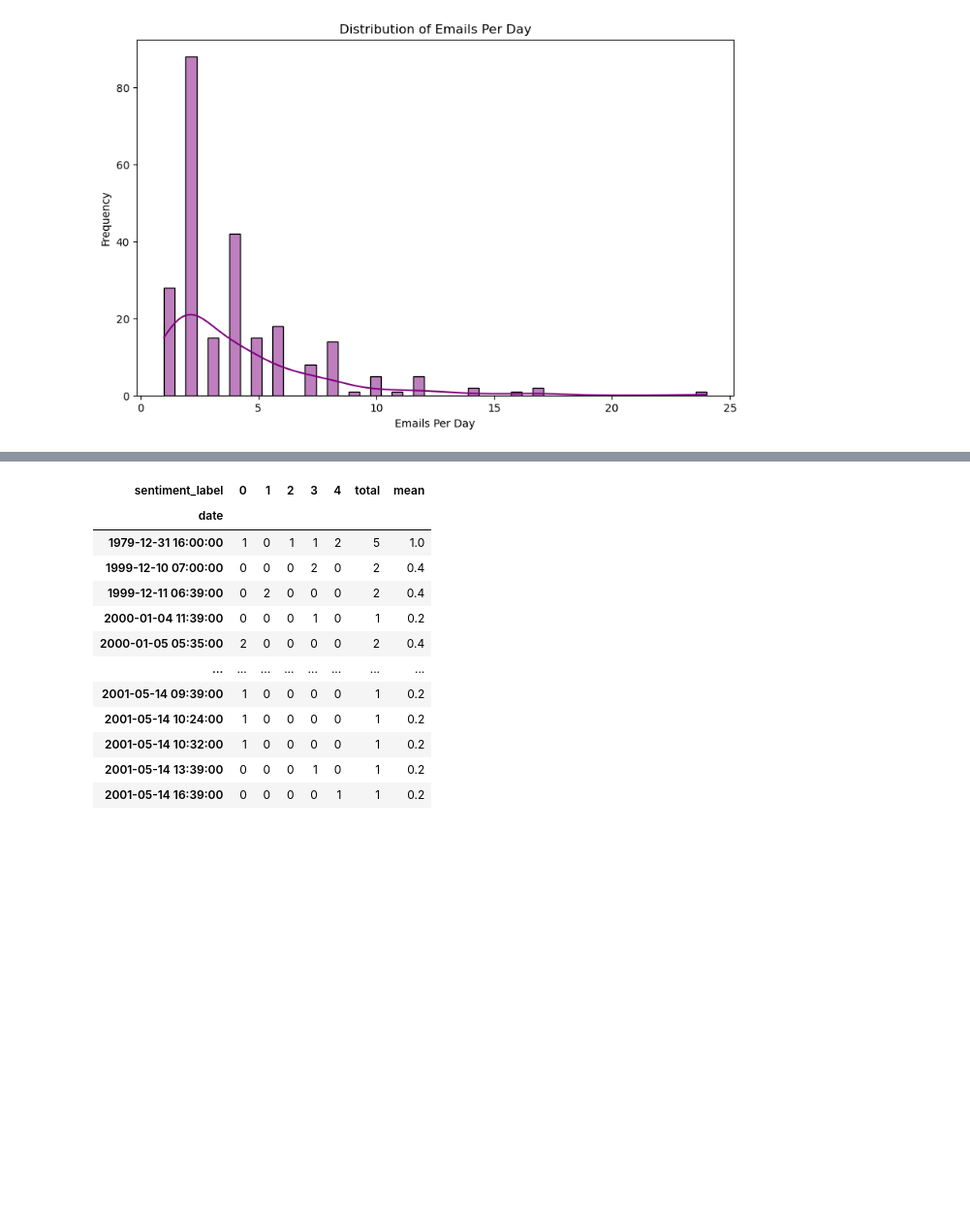
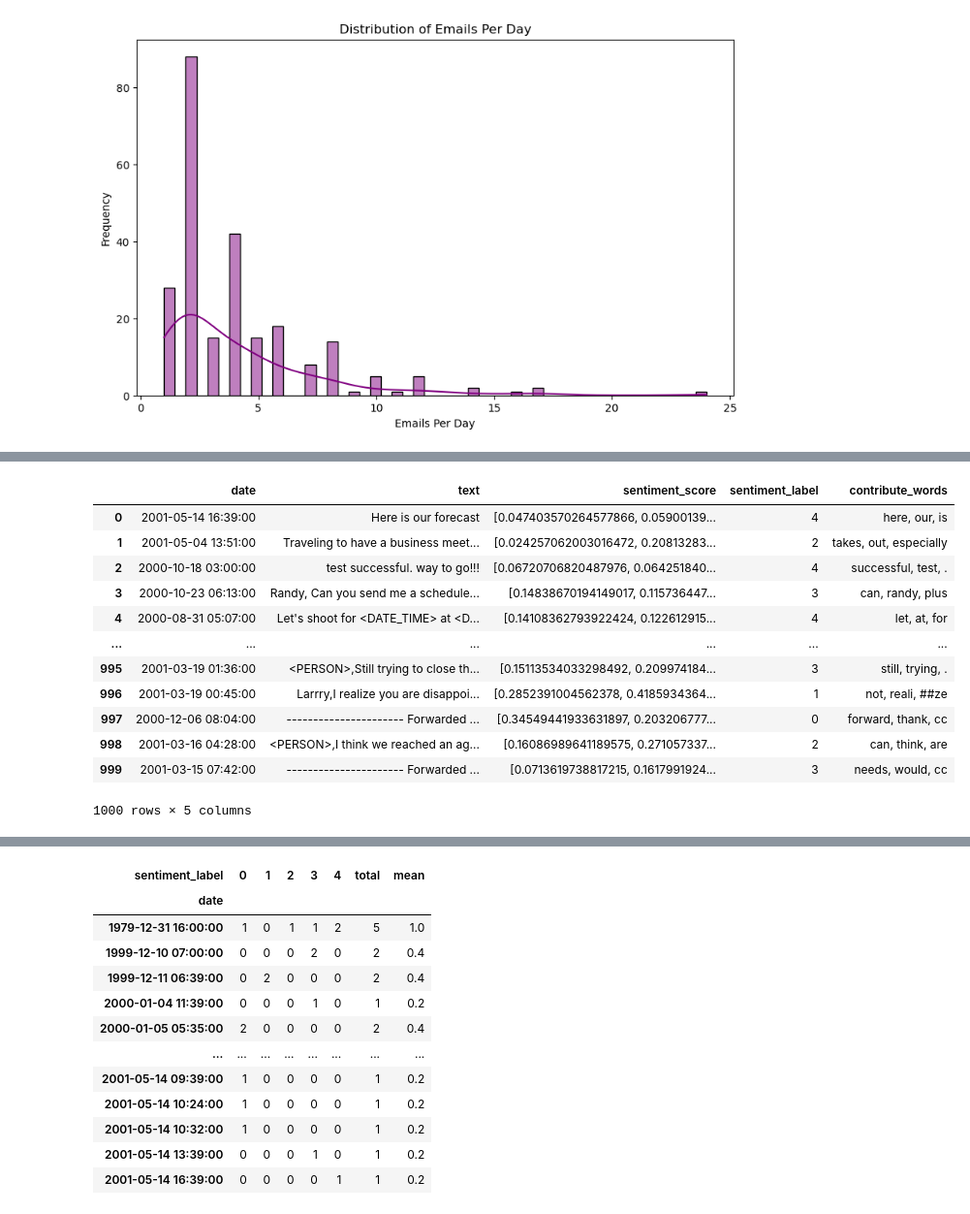
Before and after one commit to CodingWChris/PETS-marketplace-adv, a Jupyter notebook: algo/text_visualization/voyant_server.ipynb, the cells around one changed output, grey strips where cells are left out. Shown at 97% size. Drawn from its saved outputs; the diff is of its cells as text; code cells hidden in the pictures; blank space fills up the shorter version.

```diff
--- a/algo/text_visualization/voyant_server.ipynb
+++ b/algo/text_visualization/voyant_server.ipynb
@@ -249,3 +294,19 @@ def sentiment_classication(df):
     return sentiment_df
 # %%
 sentiment_df = sentiment_classication(df)
+# %%
+sentiment_df
+# %% [output]
+|  | date | text | sentiment_score | sentiment_label | contribute_words |
+| 0 | 2001-05-14 16:39:00 | Here is our forecast | [0.047403570264577866, 0.05900139... | 4 | here, our, is |
+| 1 | 2001-05-04 13:51:00 | Traveling to have a business meet... | [0.024257062003016472, 0.20813283... | 2 | takes, out, especially |
+| 2 | 2000-10-18 03:00:00 | test successful. way to go!!! | [0.06720706820487976, 0.064251840... | 4 | successful, test, . |
+| 3 | 2000-10-23 06:13:00 | Randy, Can you send me a schedule... | [0.14838670194149017, 0.115736447... | 3 | can, randy, plus |
+| 4 | 2000-08-31 05:07:00 | Let's shoot for <DATE_TIME> at <D... | [0.14108362793922424, 0.122612915... | 4 | let, at, for |
+| ... | ... | ... | ... | ... | ... |
+| 995 | 2001-03-19 01:36:00 | <PERSON>,Still trying to close th... | [0.15113534033298492, 0.209974184... | 3 | still, trying, . |
+| 996 | 2001-03-19 00:45:00 | Larrry,I realize you are disappoi... | [0.2852391004562378, 0.4185934364... | 1 | not, reali, ##ze |
+| 997 | 2000-12-06 08:04:00 | ---------------------- Forwarded ... | [0.34549441933631897, 0.203206777... | 0 | forward, thank, cc |
+| 998 | 2001-03-16 04:28:00 | <PERSON>,I think we reached an ag... | [0.16086989641189575, 0.271057337... | 2 | can, think, are |
+| 999 | 2001-03-15 07:42:00 | ---------------------- Forwarded ... | [0.0713619738817215, 0.1617991924... | 3 | needs, would, cc |
+1000 rows × 5 columns
```
Also changed, not shown: parts of 7 cells of this notebook, 2 other files.
